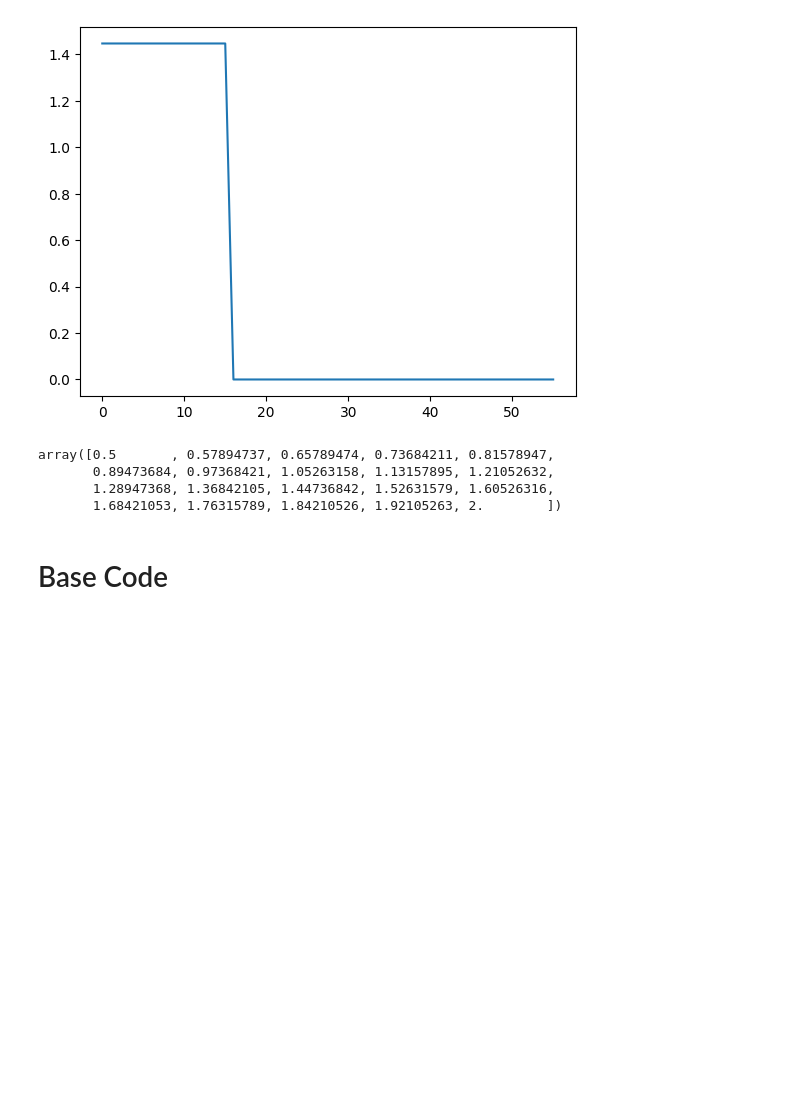
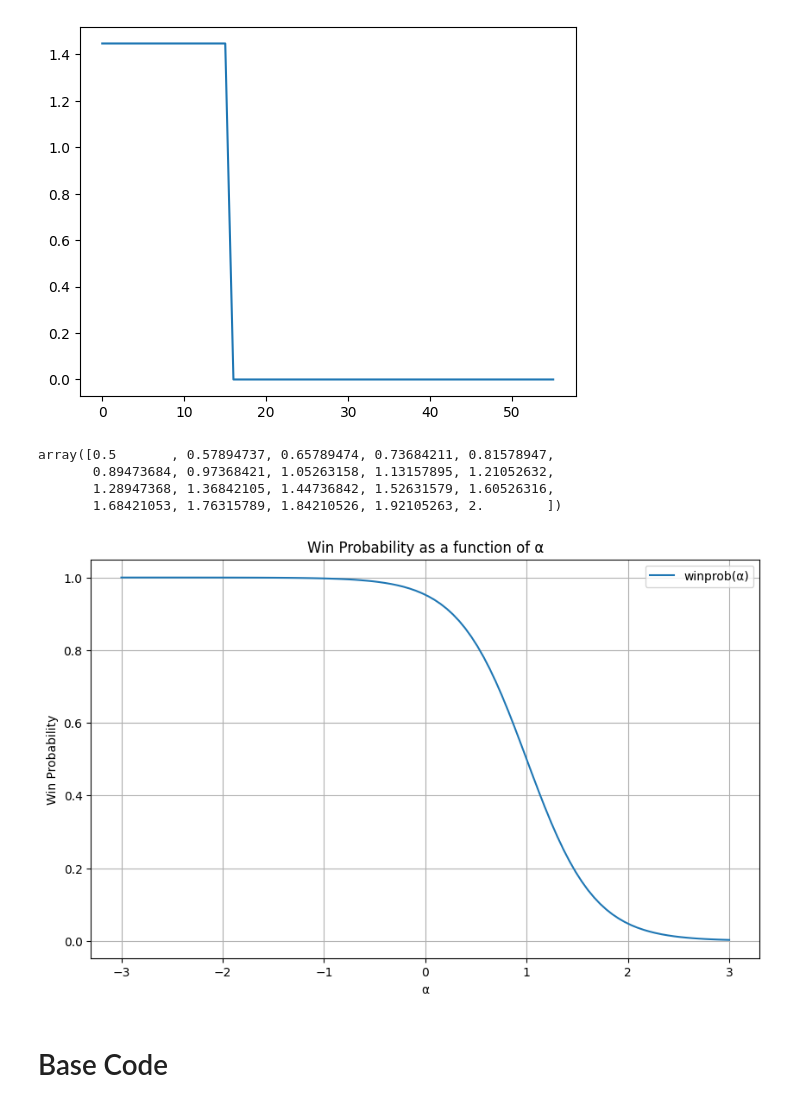
Before and after one commit to TrapSL/Thesis, a Jupyter notebook: Code.ipynb, the cells around one changed output. Drawn from its saved outputs; the diff is of its cells as text; code cells hidden in the pictures; blank space fills up the shorter version.

```diff
--- a/Code.ipynb
+++ b/Code.ipynb
@@ -54,6 +54,31 @@ array([0.5       , 0.57894737, 0.65789474, 0.73684211, 0.81578947,
        0.89473684, 0.97368421, 1.05263158, 1.13157895, 1.21052632,
        1.28947368, 1.36842105, 1.44736842, 1.52631579, 1.60526316,
        1.68421053, 1.76315789, 1.84210526, 1.92105263, 2.        ])
+# %%
+import numpy as np
+import matplotlib.pyplot as plt
+
+# Define the function
+def winprob(α):
+    return 1/(1+np.exp(-3+3*α))
+
+# Generate a range of a values
+a_values = np.linspace(-3, 3, 100)
+
+# Calculate the corresponding win probabilities
+winprob_values = winprob(a_values)
+
+# Create the plot
+plt.figure(figsize=(10, 6))
+plt.plot(a_values, winprob_values, label='winprob(α)')
+plt.xlabel('α')
+plt.ylabel('Win Probability')
+plt.title('Win Probability as a function of α')
+plt.grid(True)
+plt.legend()
+plt.show()
+# %% [output]
+[figure, added]
 # %% [markdown]
 # Base Code
 # %% [markdown]
```
Also changed, not shown: parts of 1 cell of this notebook.
